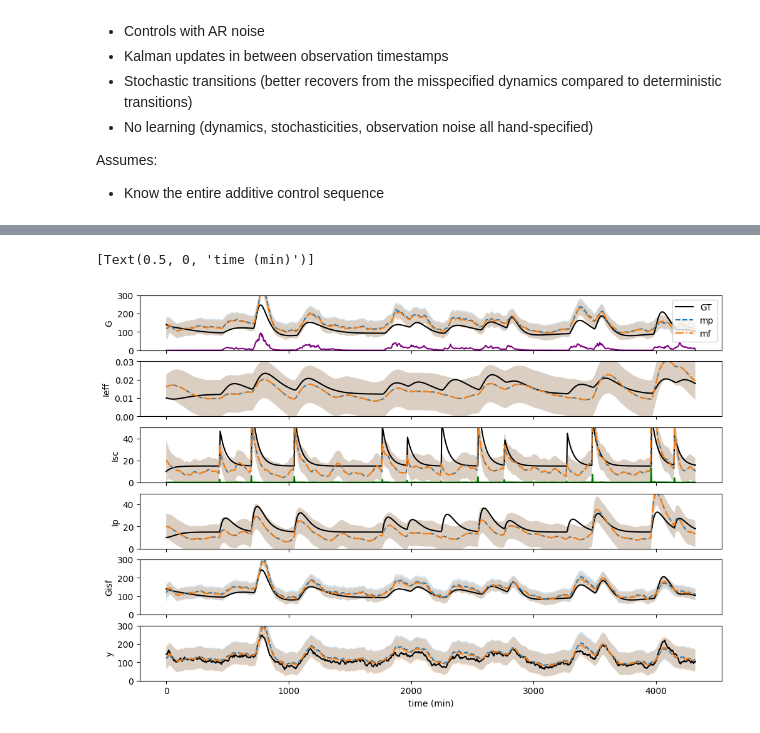
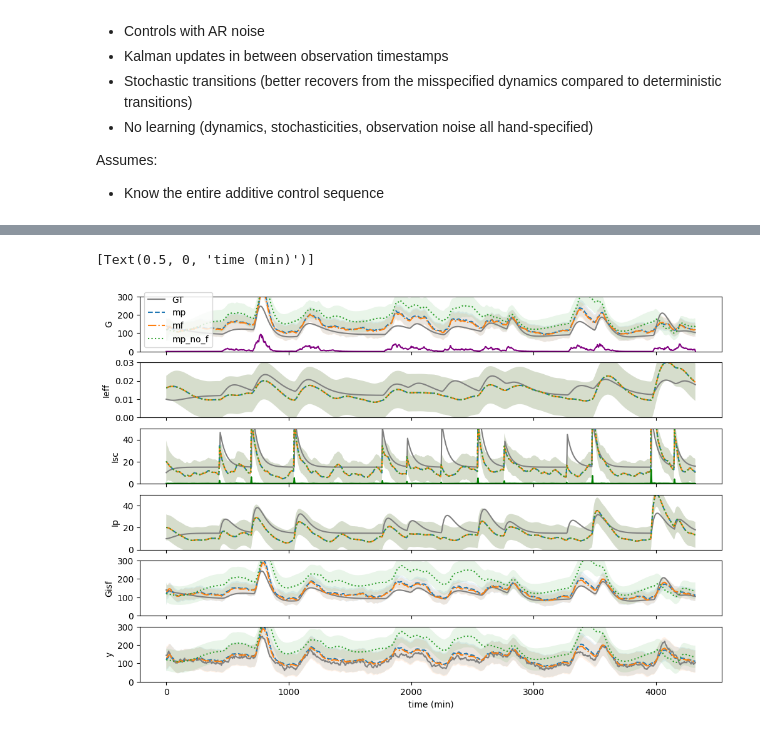
Before and after one commit to KeAWang/differentiable_t1d, a Jupyter notebook: filter_kanderian.ipynb, the cells around one changed output, grey strips where cells are left out. Saved outputs shown, nothing was run; the diff lists cells and outputs as text; code cells hidden in the pictures.

```diff
--- a/filter_kanderian.ipynb
+++ b/filter_kanderian.ipynb
@@ -9,6 +9,7 @@ import jax
 import jax.numpy as jnp
 import numpy as np
 dynamics_params, init_state = kanderian_mvp.initialize_patient(1, to_tensors=False)
+jax.config.update("jax_platform_name", "cpu")
 # %%
 dynamics_params
 # %% [output]
@@ -269,6 +271,23 @@ def filtering_pass(params, y, m0_biased, V0, C, R, Q, bias_seq, dt, data_dt):
     init = (mf_biased, Vf)
     carry, (mp_biased, Vp, mf_biased, Vf, kalman_update) = jax.lax.scan(step, init, (y[1:], bias_seq[1:]))
     return init, mp_biased, Vp, mf_biased, Vf, kalman_update
+
+def predict_pass(params, num_preds, m0_biased, V0, C, R, Q, bias_seq, dt, data_dt):
+    assert m0_biased.ndim == 1
+    assert bias_seq.ndim == 2
+
+    num_iters = int(data_dt / dt)  # number of euler steps between observations
+
+    def step(carry, curr):
+        prev_mf_biased, prev_Vf = carry
+        bias = curr
+        mp_biased, Vp = predict(params, prev_mf_biased, prev_Vf, Q, bias, dt, num_iters=num_iters)
+        carry = (mp_biased, Vp)
+        return carry, (mp_biased, Vp)
+
+    init = (m0_biased, V0)
+    carry, (mp_biased, Vp) = jax.lax.scan(step, init, bias_seq[1:], length=num_preds)
+    return init, mp_biased, Vp
 # %%
 jax.config.update("jax_debug_nans", False)
 jax.config.update("jax_disable_jit", False)
@@ -316,6 +335,11 @@ Vf = jnp.concatenate([init[1][None], Vf])
 
 yp = jnp.dot(mp_biased, C.T)
 yf = jnp.dot(mf_biased, C.T)
+
+init, mp_biased_no_f, Vp_no_f = predict_pass(noisy_dynamics_params, len(y) - 1, m0_biased, V0, C, R, Q, bias_seq, dt=filtering_dt, data_dt=dt * subsample_factor)
+mp_biased_no_f = jnp.vstack([m0_biased, mp_biased_no_f])
+Vp_no_f = jnp.concatenate([V0[None], Vp_no_f])
+yp_no_f = jnp.dot(mp_biased_no_f, C.T)
 # %%
 # check relative error of dynamics parameters
 jax.tree_util.tree_map(lambda a, b: jnp.abs(a - b)/(jnp.abs(a + b)/2), noisy_dynamics_params, dynamics_params)
@@ -337,36 +377,42 @@ Assumes:
 # %%
 # add 1 for observation plot
 fig, axes = plt.subplots(nrows=len(init_state) + 1, sharex=True, figsize=(12, 8))
 for i, ax in enumerate(axes.flatten()[:len(init_state)]):
-    ax.plot(ts_limited, states_subsampled[:len(y), i], label="GT", c='k', ls='-')
+    ax.plot(ts_limited, states_subsampled[:len(y), i], label="GT", c='gray', ls='-')
 
     ax.plot(ts_limited, mp_biased[:, i], label="mp", ls='--')
-    ax.fill_between(ts_limited, mp_biased[:, i] - 2 * jnp.sqrt(Vp[:, i, i]), mp_biased[:, i] + 2 * jnp.sqrt(Vp[:, i, i]), alpha=0.2)
+    ax.fill_between(ts_limited, mp_biased[:, i] - 2 * jnp.sqrt(Vp[:, i, i]), mp_biased[:, i] + 2 * jnp.sqrt(Vp[:, i, i]), alpha=0.1)
 
     ax.plot(ts_limited, mf_biased[:, i], label="mf", ls='-.')
-    ax.fill_between(ts_limited, mf_biased[:, i] - 2 * jnp.sqrt(Vf[:, i, i]), mf_biased[:, i] + 2 * jnp.sqrt(Vf[:, i, i]), alpha=0.2)
+    ax.fill_between(ts_limited, mf_biased[:, i] - 2 * jnp.sqrt(Vf[:, i, i]), mf_biased[:, i] + 2 * jnp.sqrt(Vf[:, i, i]), alpha=0.1)
+
+    ax.plot(ts_limited, mp_biased_no_f[:, i], label="mp_no_f", ls=':')
+    ax.fill_between(ts_limited, mp_biased_no_f[:, i] - 2 * jnp.sqrt(Vp_no_f[:, i, i]), mp_biased_no_f[:, i] + 2 * jnp.sqrt(Vp_no_f[:, i, i]), alpha=0.1)
+
     ax.set(ylabel=f"state {i}")
 
 axes[0].legend()
 axes[0].plot(ts_limited, noisy_u_carbs_subsampled[:limit_T] * 10, c="purple")
 axes[0].set(ylim=[0, 300], ylabel="G")
 
 axes[1].set(ylim=[0, 0.03], ylabel="Ieff")
 
 axes[2].plot(ts_limited, noisy_u_insulin_subsampled[:limit_T] * 0.5, c="green")
 axes[2].set(ylim=[0, 50], ylabel="Isc")
 
 axes[3].set(ylim=[0, 50], ylabel="Ip")
 
 axes[4].set(ylim=[0, 300], ylabel="Gisf")
 
-axes[5].plot(ts_limited, y[:, 0], c="black")
+axes[5].plot(ts_limited, y[:, 0], c="gray")
 axes[5].plot(ts_limited, yp[:, 0], ls='--')
-axes[5].fill_between(ts_limited, yp[:, 0] - 2 * jnp.sqrt(R[0, 0]), yp[:, 0] + 2 * jnp.sqrt(R[0, 0]), alpha=0.2)
+axes[5].fill_between(ts_limited, yp[:, 0] - 2 * jnp.sqrt(R[0, 0]), yp[:, 0] + 2 * jnp.sqrt(R[0, 0]), alpha=0.1)
 axes[5].plot(ts_limited, yf[:, 0], ls='-.')
-axes[5].fill_between(ts_limited, yf[:, 0] - 2 * jnp.sqrt(R[0, 0]), yf[:, 0] + 2 * jnp.sqrt(R[0, 0]), alpha=0.2)
+axes[5].fill_between(ts_limited, yf[:, 0] - 2 * jnp.sqrt(R[0, 0]), yf[:, 0] + 2 * jnp.sqrt(R[0, 0]), alpha=0.1)
+axes[5].plot(ts_limited, yp_no_f[:, 0], ls=':')
+axes[5].fill_between(ts_limited, yp_no_f[:, 0] - 2 * jnp.sqrt(R[0, 0]), yp_no_f[:, 0] + 2 * jnp.sqrt(R[0, 0]), alpha=0.1)
 axes[5].set(ylabel="y", ylim=[0, 300])
 axes[5].set(xlabel="time (min)")
 # %% [output]
 [Text(0.5, 0, 'time (min)')]
-[figure, old version]
+[figure, new version]
```
Also changed, not shown: parts of 4 cells of this notebook.
